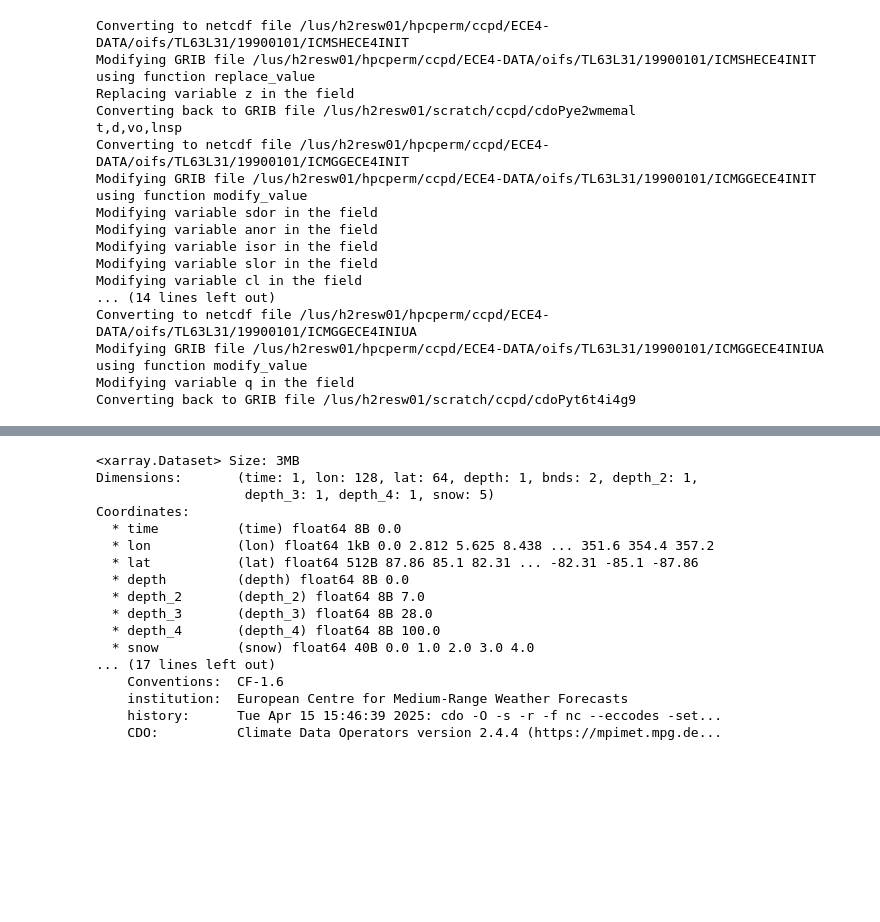
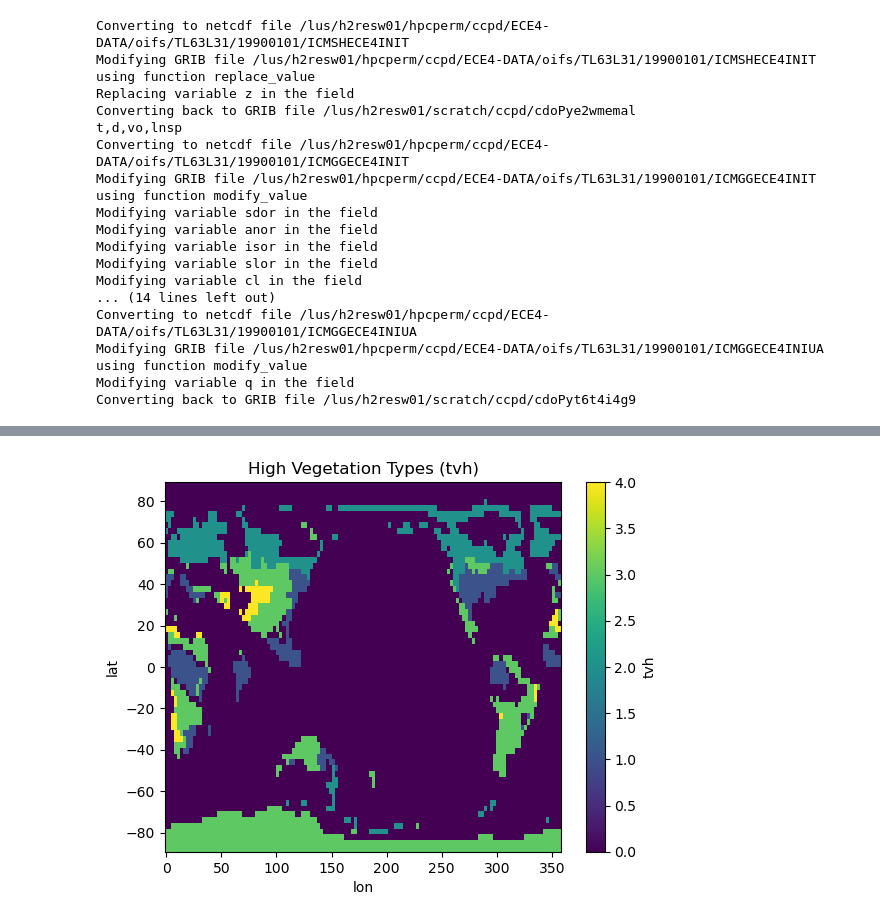
Before and after one commit to asozza/ecearth-quests, a Jupyter notebook: epochal/OIFS/modify_oifs.ipynb, the cells around one changed output, grey strips where cells are left out. Cells and saved outputs as stored; diff of their text form; code cells hidden in the pictures; blank space fills up the shorter version.

```diff
--- a/epochal/OIFS/modify_oifs.ipynb
+++ b/epochal/OIFS/modify_oifs.ipynb
@@ -327,20 +307,8 @@ ds['tsn'].isel(snow=0).plot()
-# %%
-ds
-# %% [output]
-<xarray.Dataset> Size: 3MB
-Dimensions:       (time: 1, lon: 128, lat: 64, depth: 1, bnds: 2, depth_2: 1,
-                   depth_3: 1, depth_4: 1, snow: 5)
-Coordinates:
-  * time          (time) float64 8B 0.0
-  * lon           (lon) float64 1kB 0.0 2.812 5.625 8.438 ... 351.6 354.4 357.2
-  * lat           (lat) float64 512B 87.86 85.1 82.31 ... -82.31 -85.1 -87.86
-  * depth         (depth) float64 8B 0.0
-  * depth_2       (depth_2) float64 8B 7.0
-  * depth_3       (depth_3) float64 8B 28.0
-  * depth_4       (depth_4) float64 8B 100.0
-  * snow          (snow) float64 40B 0.0 1.0 2.0 3.0 4.0
-... (17 lines left out)
-    Conventions:  CF-1.6
-    institution:  European Centre for Medium-Range Weather Forecasts
-    history:      Tue Apr 15 15:46:39 2025: cdo -O -s -r -f nc --eccodes -set...
-    CDO:          Climate Data Operators version 2.4.4 (https://mpimet.mpg.de...
+# %%
+import matplotlib.pyplot as plt
+veg = xr.open_dataset('/lus/h2resw01/hpcperm/ecme3497/ece4-database-eoc/oifs/TL63L31/19900101/ICMGG_vegetation.nc')
+veg['tvh'].plot()
+plt.title('High Vegetation Types (tvh)')
+plt.show()
+# %% [output]
+[figure, added]
```
Also changed, not shown: parts of 9 cells of this notebook, 2 other files.
